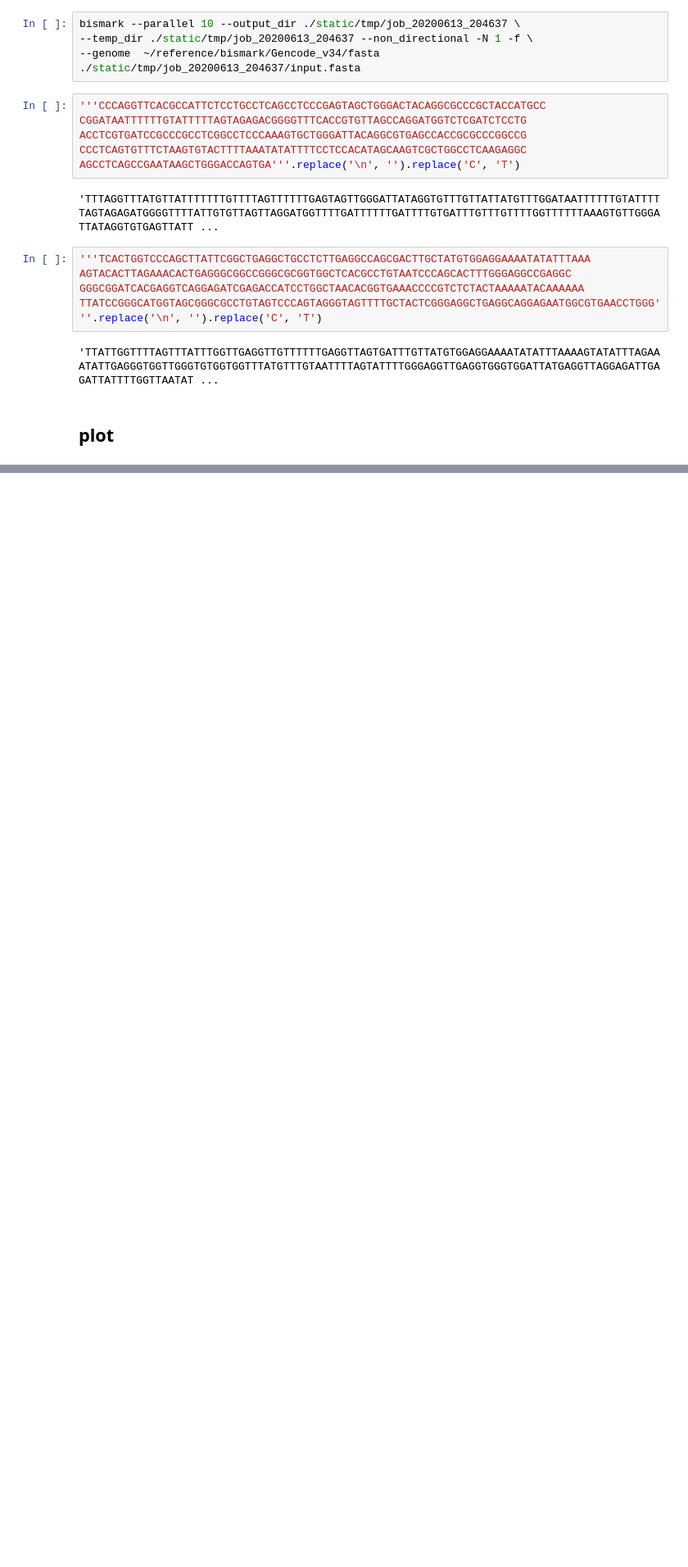
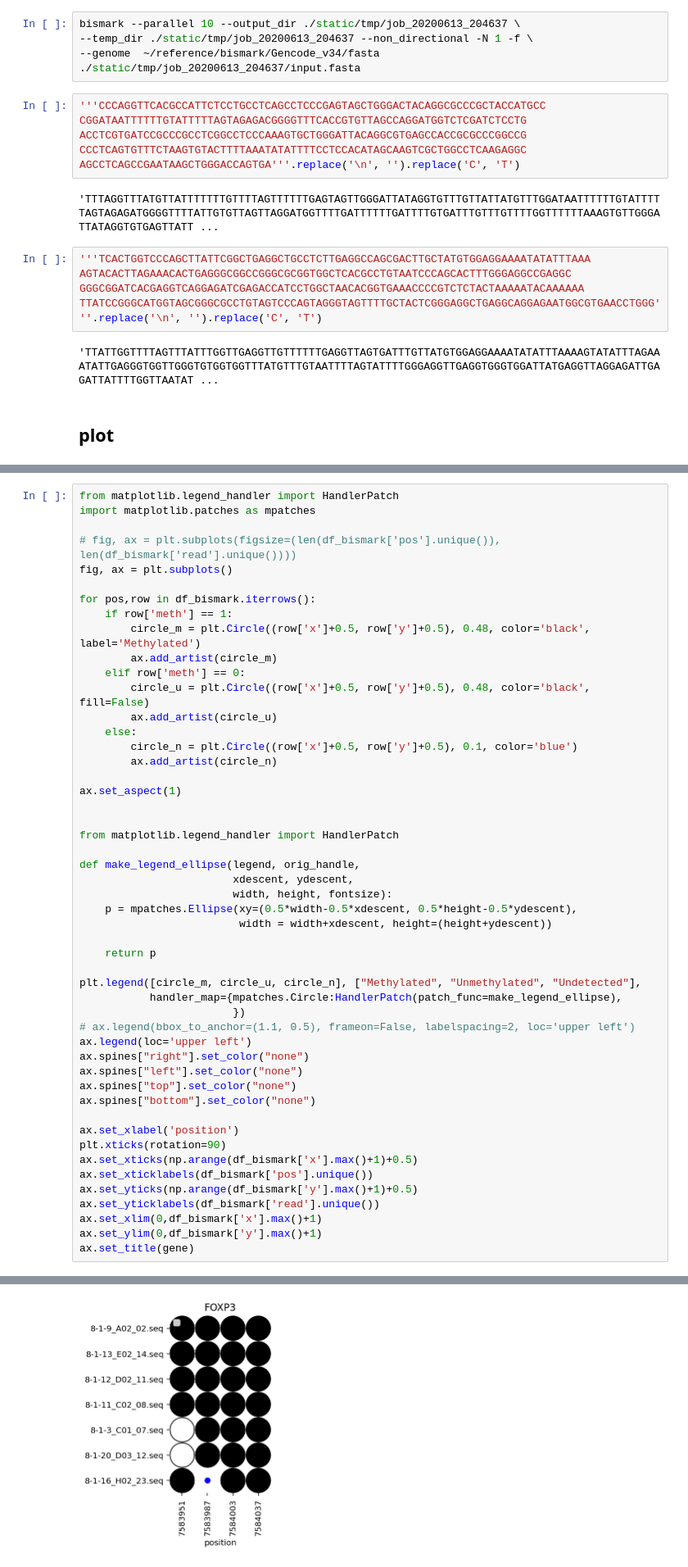
Before and after one commit to yyoshiaki/BSviz, a Jupyter notebook: notebooks/workspace.ipynb, the cells around one changed output, grey strips where cells are left out. Shown: that part at 82% size. Saved outputs shown, nothing was run; the diff lists cells and outputs as text; blank space fills up the shorter version.

```diff
--- a/notebooks/workspace.ipynb
+++ b/notebooks/workspace.ipynb
@@ -187,0 +129,51 @@ df_bismark
+# %%
+from matplotlib.legend_handler import HandlerPatch
+import matplotlib.patches as mpatches
+
+# fig, ax = plt.subplots(figsize=(len(df_bismark['pos'].unique()), len(df_bismark['read'].unique())))
+fig, ax = plt.subplots()
+
+for pos,row in df_bismark.iterrows():
+    if row['meth'] == 1:
+        circle_m = plt.Circle((row['x']+0.5, row['y']+0.5), 0.48, color='black', label='Methylated')
+        ax.add_artist(circle_m)
+    elif row['meth'] == 0:
+        circle_u = plt.Circle((row['x']+0.5, row['y']+0.5), 0.48, color='black', fill=False)
+        ax.add_artist(circle_u)
+    else:
+        circle_n = plt.Circle((row['x']+0.5, row['y']+0.5), 0.1, color='blue')
+        ax.add_artist(circle_n)
+
+ax.set_aspect(1)
+
+
+from matplotlib.legend_handler import HandlerPatch
+
+def make_legend_ellipse(legend, orig_handle,
+                        xdescent, ydescent,
+                        width, height, fontsize):
+    p = mpatches.Ellipse(xy=(0.5*width-0.5*xdescent, 0.5*height-0.5*ydescent),
+                         width = width+xdescent, height=(height+ydescent))
+
+    return p
+
+plt.legend([circle_m, circle_u, circle_n], ["Methylated", "Unmethylated", "Undetected"],
+           handler_map={mpatches.Circle:HandlerPatch(patch_func=make_legend_ellipse),
+                        })
+# ax.legend(bbox_to_anchor=(1.1, 0.5), frameon=False, labelspacing=2, loc='upper left')
+ax.legend(loc='upper left')
+ax.spines["right"].set_color("none")
+ax.spines["left"].set_color("none")
+ax.spines["top"].set_color("none")
+ax.spines["bottom"].set_color("none")
+
+ax.set_xlabel('position')
+plt.xticks(rotation=90)
+ax.set_xticks(np.arange(df_bismark['x'].max()+1)+0.5)
+ax.set_xticklabels(df_bismark['pos'].unique())
+ax.set_yticks(np.arange(df_bismark['y'].max()+1)+0.5)
+ax.set_yticklabels(df_bismark['read'].unique())
+ax.set_xlim(0,df_bismark['x'].max()+1)
+ax.set_ylim(0,df_bismark['y'].max()+1)
+ax.set_title(gene)
+# %% [output]
@@ -187,0 +182 @@ df_bismark
+[figure, added]
```
Also changed, not shown: parts of 8 cells of this notebook, 3 other files.
